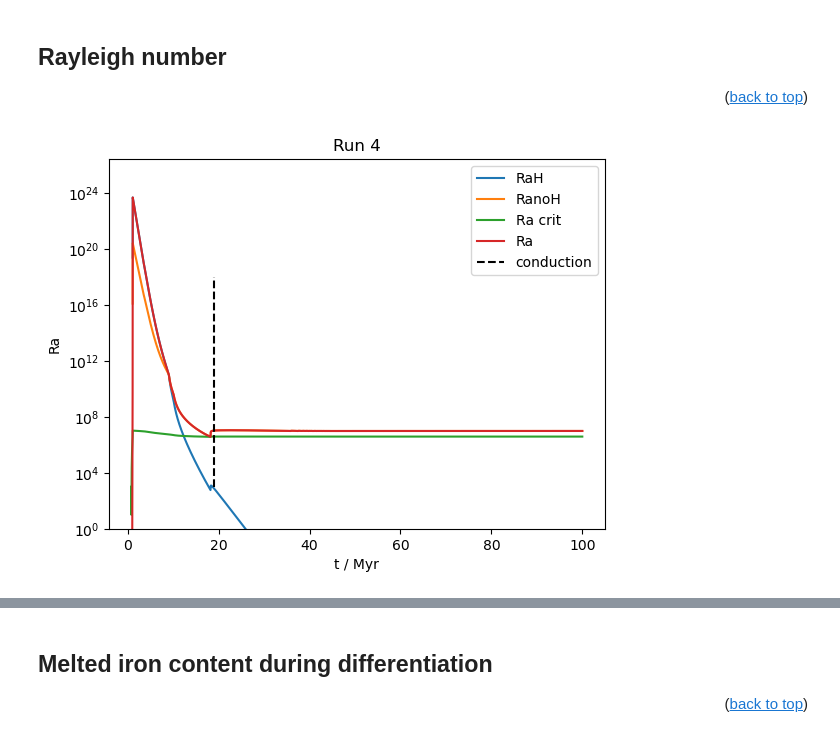
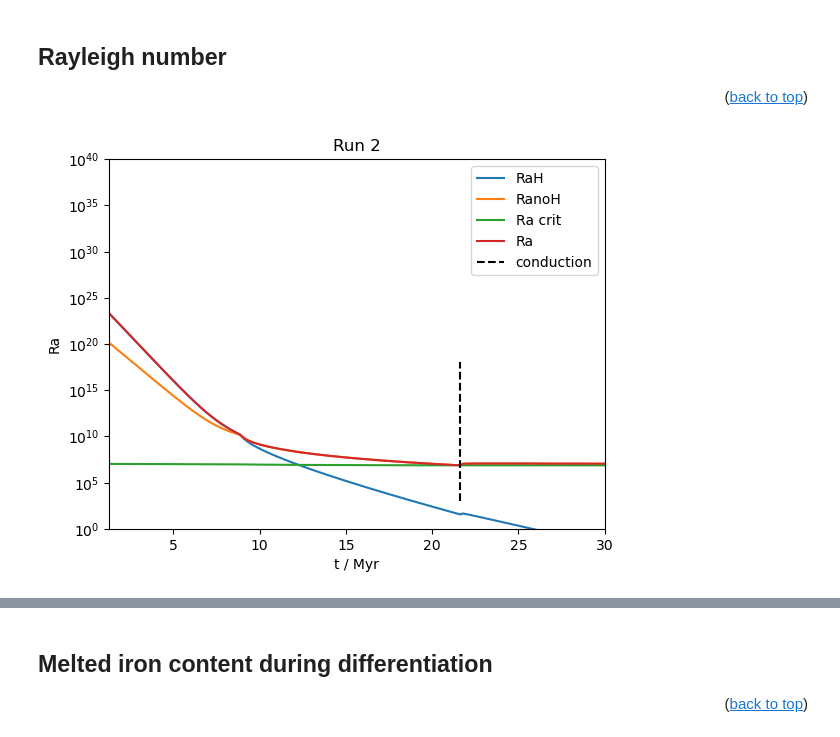
Before and after one commit to Hannah-RS/planetesimal-magnetic-history, a Jupyter notebook: Version4/plot_combined.ipynb, the cells around one changed output, grey strips where cells are left out. Cells and saved outputs as stored; diff of their text form; code cells hidden in the pictures.

```diff
--- a/Version4/plot_combined.ipynb
+++ b/Version4/plot_combined.ipynb
@@ -26,8 +26,8 @@ from parameters import Myr, Tms, Tml, Xs_0 #need to change so import from save f
 # %% [markdown]
 Choose run and whether you want to save figure
 # %%
-run=4
-save = False # do you want to save your figures?
+run=2
+save = True # do you want to save your figures?
 conduction = True #does the mantle switch to conduction
 # %% [markdown]
 Load npz files for differentiation
@@ -212,17 +214,18 @@ if save ==True:
 # %%
 plt.figure()
 plt.semilogy(t/Myr,RaH,label='RaH')
 plt.semilogy(t/Myr,RanoH,label='RanoH')
 plt.semilogy(t_plot_all,Ra_crit_all,label='Ra crit')
 plt.semilogy(t_plot_all,Ra_all,label='Ra')
 plt.ylim(bottom=1e0)
+plt.xlim([min(t/Myr),30])
 if conduction == True:
     plt.vlines(cond_t,1e3,1e18,linestyle='dashed',color='k',label='conduction')
 plt.ylabel('Ra')
 plt.xlabel('t / Myr')
 plt.title(f'Run {run}')
 plt.legend()
 if save == True:
-    plt.savefig(f'Plots/Racrit_diff_run{run}b.png')
+    plt.savefig(f'Plots/Ra_run{run}.png')
 # %% [output]
-[figure, old version]
+[figure, new version]
```
Also changed, not shown: parts of 13 cells of this notebook.
